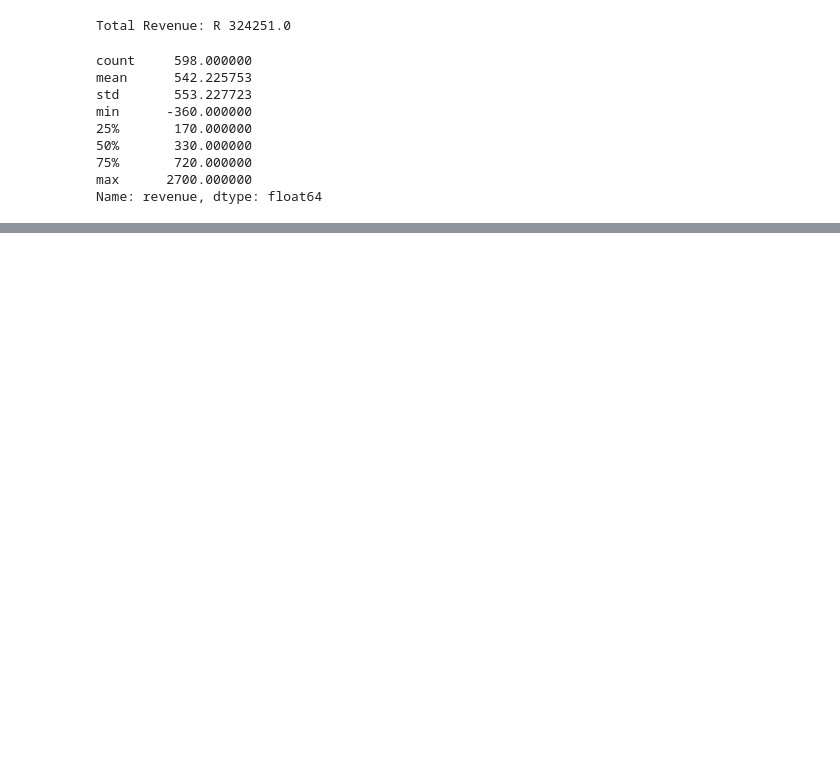
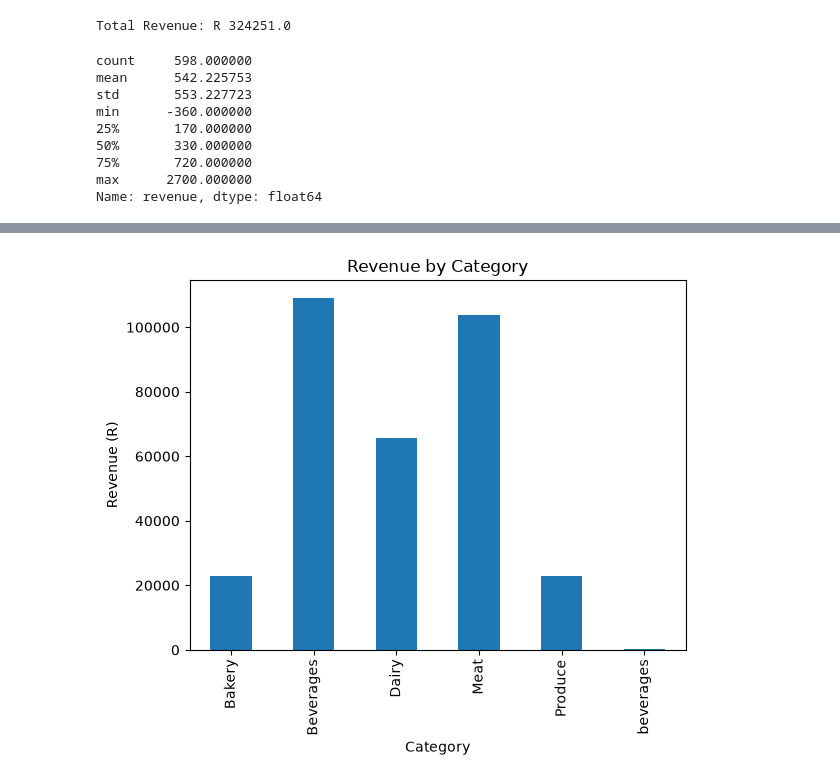
Before and after one commit to mosandlovu5-lgtm/retail-sales-analysis, a Jupyter notebook: analysis.ipynb, the cells around one changed output, grey strips where cells are left out. Drawn from its saved outputs; the diff is of its cells as text; code cells hidden in the pictures; blank space fills up the shorter version.

Commit message:
Day 3 sales analysis and visualizations

```diff
--- a/analysis.ipynb
+++ b/analysis.ipynb
@@ -295,3 +295,7 @@ min      -360.000000
 75%       720.000000
 max      2700.000000
 Name: revenue, dtype: float64
+# %%
+category_revenue = sales.groupby("category")["revenue"].sum()
+
+print(category_revenue)
@@ -297,0 +342,12 @@ Name: revenue, dtype: float64
+# %%
+import matplotlib.pyplot as plt
+
+category_revenue.plot(kind="bar")
+
+plt.title("Revenue by Category")
+plt.xlabel("Category")
+plt.ylabel("Revenue (R)")
+
+plt.show()
+# %% [output]
+[figure, added]
```
Also changed, not shown: parts of 12 cells of this notebook, 2 other files.
